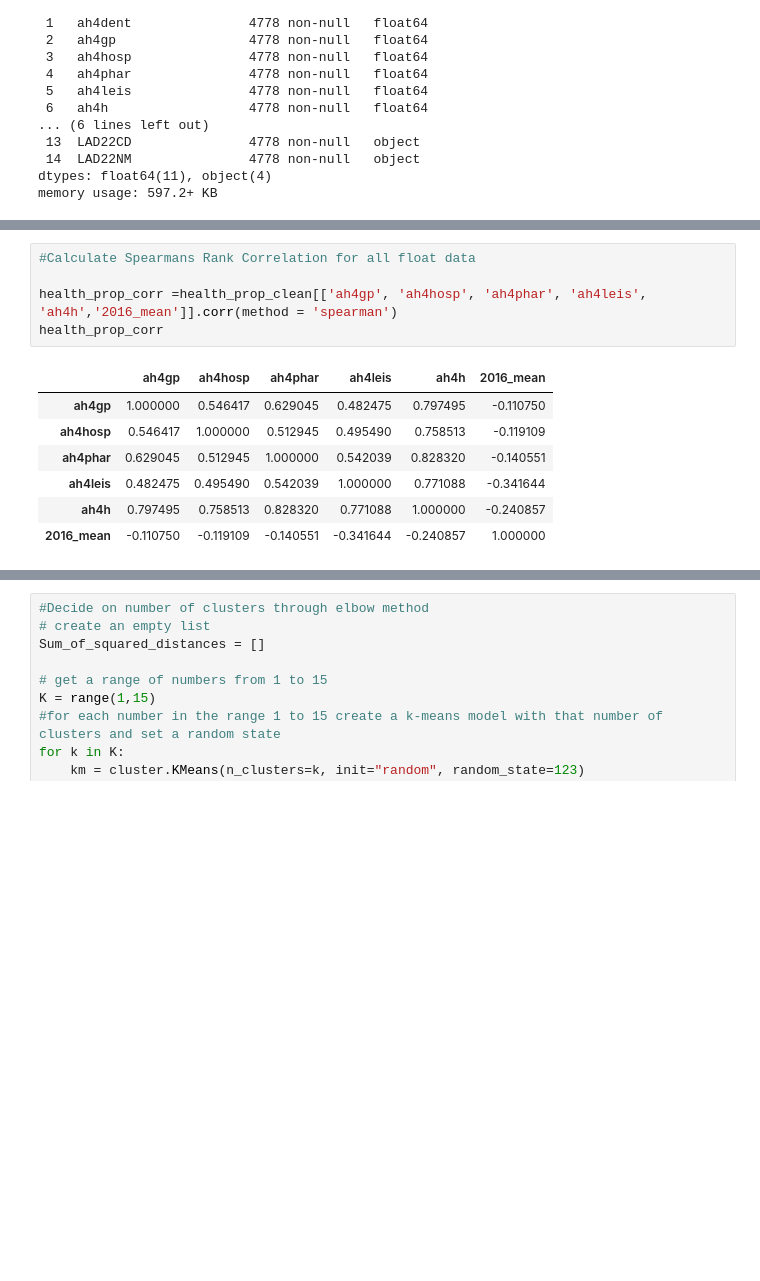
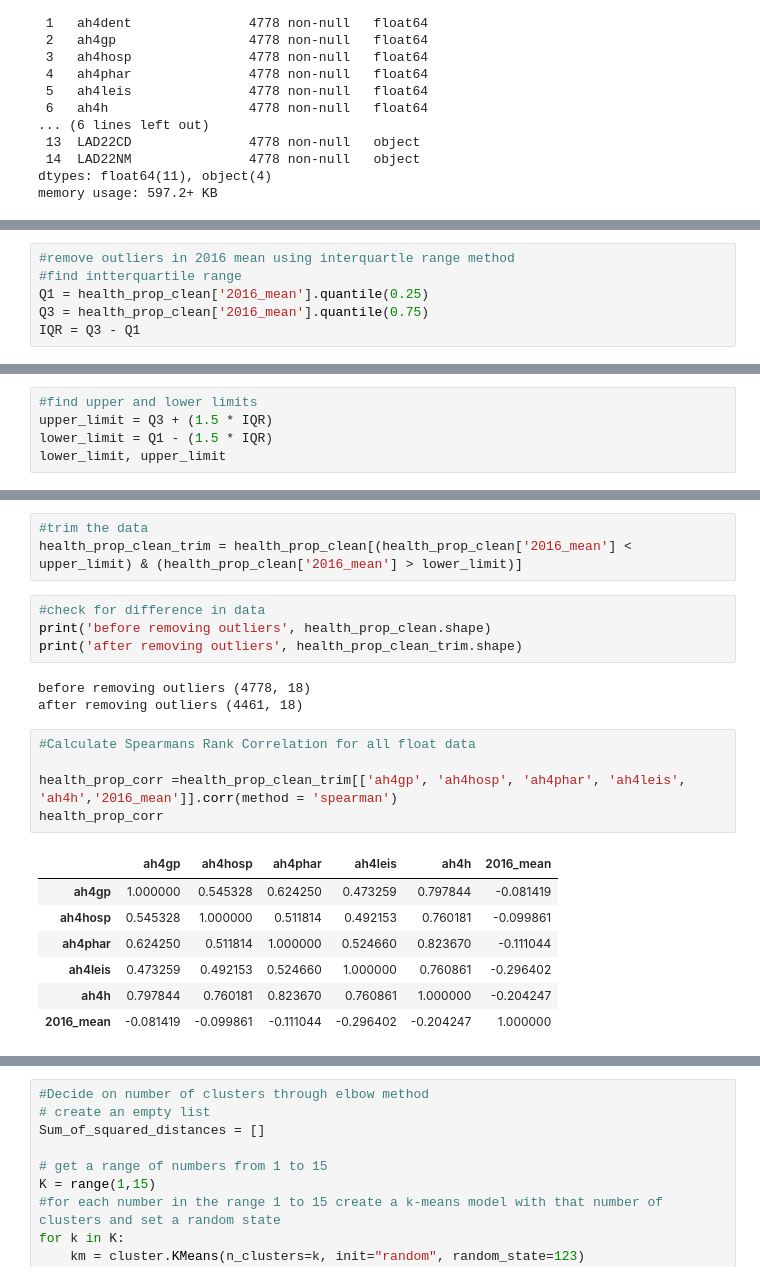
Before and after one commit to Jonathan-C-Barrett/GEOG5990M, a Jupyter notebook: GEOG5003M_Final_Project_template.ipynb, the cells around one changed output, grey strips where cells are left out. Drawn from its saved outputs; the diff is of its cells as text; blank space fills up the shorter version.

```diff
--- a/GEOG5003M_Final_Project_template.ipynb
+++ b/GEOG5003M_Final_Project_template.ipynb
@@ -368,0 +374,6 @@ dtype: float64
+# %%
+#remove outliers in 2016 mean using interquartle range method
+#find intterquartile range
+Q1 = health_prop_clean['2016_mean'].quantile(0.25)
+Q3 = health_prop_clean['2016_mean'].quantile(0.75)
+IQR = Q3 - Q1
@@ -368,0 +385,5 @@ dtype: float64
+# %%
+#find upper and lower limits
+upper_limit = Q3 + (1.5 * IQR)
+lower_limit = Q1 - (1.5 * IQR)
+lower_limit, upper_limit
@@ -369,16 +410,26 @@ dtype: float64
+# %%
+#trim the data
+health_prop_clean_trim = health_prop_clean[(health_prop_clean['2016_mean'] < upper_limit) & (health_prop_clean['2016_mean'] > lower_limit)]
+# %%
+#check for difference in data
+print('before removing outliers', health_prop_clean.shape)
+print('after removing outliers', health_prop_clean_trim.shape)
+# %% [output]
+before removing outliers (4778, 18)
+after removing outliers (4461, 18)
 # %%
 #Calculate Spearmans Rank Correlation for all float data
 
-health_prop_corr =health_prop_clean[['ah4gp', 'ah4hosp', 'ah4phar', 'ah4leis', 'ah4h','2016_mean']].corr(method = 'spearman')
+health_prop_corr =health_prop_clean_trim[['ah4gp', 'ah4hosp', 'ah4phar', 'ah4leis', 'ah4h','2016_mean']].corr(method = 'spearman')
 health_prop_corr
 # %% [output]
 |  | ah4gp | ah4hosp | ah4phar | ah4leis | ah4h | 2016_mean |
-| ah4gp | 1.000000 | 0.546417 | 0.629045 | 0.482475 | 0.797495 | -0.110750 |
-| ah4hosp | 0.546417 | 1.000000 | 0.512945 | 0.495490 | 0.758513 | -0.119109 |
-| ah4phar | 0.629045 | 0.512945 | 1.000000 | 0.542039 | 0.828320 | -0.140551 |
-| ah4leis | 0.482475 | 0.495490 | 0.542039 | 1.000000 | 0.771088 | -0.341644 |
-| ah4h | 0.797495 | 0.758513 | 0.828320 | 0.771088 | 1.000000 | -0.240857 |
-| 2016_mean | -0.110750 | -0.119109 | -0.140551 | -0.341644 | -0.240857 | 1.000000 |
+| ah4gp | 1.000000 | 0.545328 | 0.624250 | 0.473259 | 0.797844 | -0.081419 |
+| ah4hosp | 0.545328 | 1.000000 | 0.511814 | 0.492153 | 0.760181 | -0.099861 |
+| ah4phar | 0.624250 | 0.511814 | 1.000000 | 0.524660 | 0.823670 | -0.111044 |
+| ah4leis | 0.473259 | 0.492153 | 0.524660 | 1.000000 | 0.760861 | -0.296402 |
+| ah4h | 0.797844 | 0.760181 | 0.823670 | 0.760861 | 1.000000 | -0.204247 |
+| 2016_mean | -0.081419 | -0.099861 | -0.111044 | -0.296402 | -0.204247 | 1.000000 |
 # %%
 #Visualize spearmans correlation
 
```
Also changed, not shown: parts of 11 cells of this notebook.
